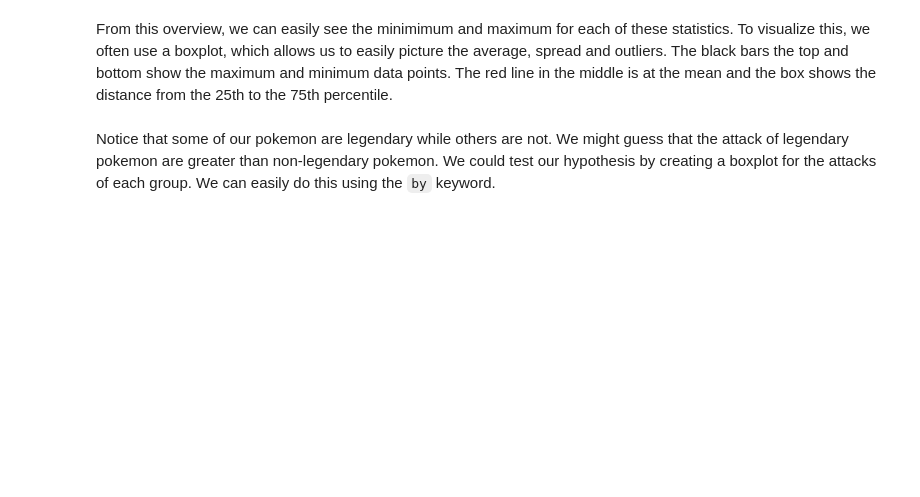
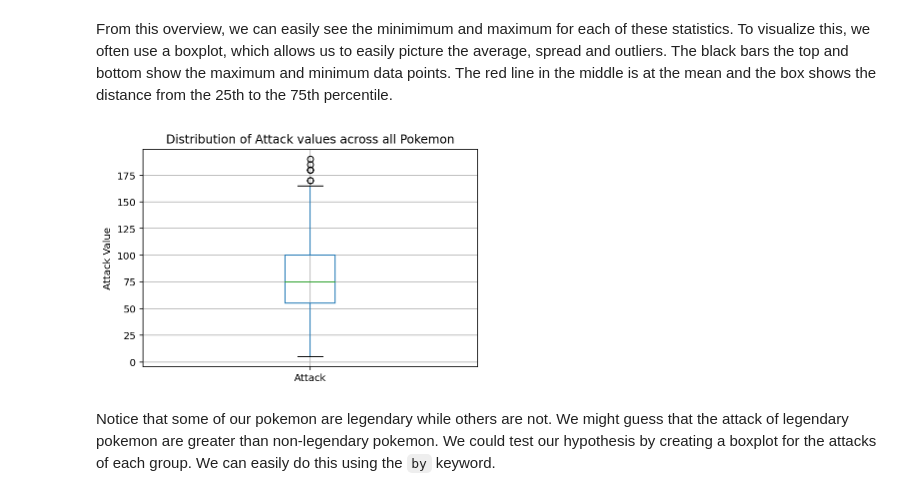
Before and after one commit to hknserv/workshops, a Jupyter notebook: cs-workshops/data-workshop/2-Data-Science.ipynb, the cells around one changed output. Drawn from its saved outputs; the diff is of its cells as text; code cells hidden in the pictures; blank space fills up the shorter version.

Commit message:
Update Pokemon lab for EECS day 2020

```diff
--- a/cs-workshops/data-workshop/2-Data-Science.ipynb
+++ b/cs-workshops/data-workshop/2-Data-Science.ipynb
@@ -194,3 +296,12 @@ plt.show()
+# %%
+data.boxplot(
+    column='Attack'
+)
+plt.ylabel('Attack Value') # x-axis label
+plt.title('Distribution of Attack values across all Pokemon') # Title
+plt.show()
+# %% [output]
+[figure, added]
 # %% [markdown]
 Notice that some of our pokemon are legendary while others are not. We might guess that the attack of legendary pokemon are greater than non-legendary pokemon. We could test our hypothesis by creating a boxplot for the attacks of each group. We can easily do this using the `by` keyword.
 # %%
```
Also changed, not shown: parts of 28 cells of this notebook.
